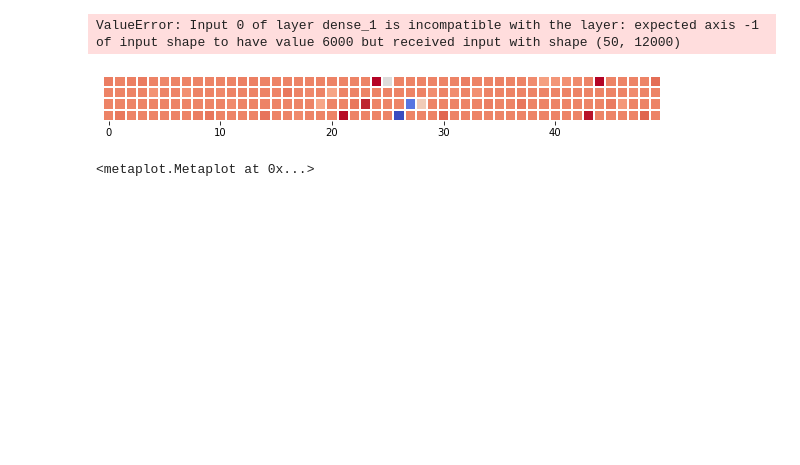
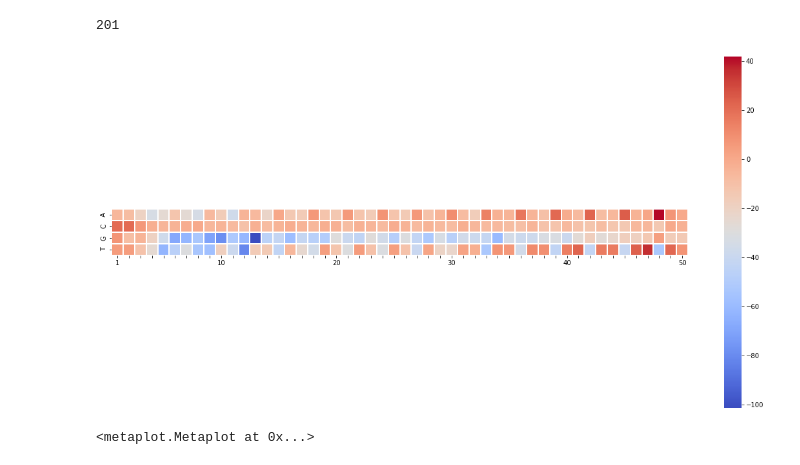
Before and after one commit to ohlerlab/mlcis, a Jupyter notebook: uorf_positional_effects.ipynb, the cells around one changed output. Saved outputs shown, nothing was run; the diff lists cells and outputs as text; code cells hidden in the pictures; blank space fills up the shorter version.

Commit message:
meta and ig fix

```diff
--- a/uorf_positional_effects.ipynb
+++ b/uorf_positional_effects.ipynb
@@ -37,15 +37,13 @@ Examples with one uorf: 2009
 # %%
 #10th percentile -> 10% of examples with lowest MRL
 lowest_ten = uorf_data[uorf_data['pred'] <= uorf_data['pred'].quantile(0.1)]
+print(len(lowest_ten))
 lowest_ten_seq = one_hot_encode(uorf_data, seq_len=50)
-lowest_ten_meta = Metaplot(ig.integrated_gradients(mrl_model, lowest_ten_seq[:2]))
+Metaplot(ig.integrated_gradients(mrl_model, lowest_ten_seq), colorbar = True)
 # %% [output]
-ValueError: Input 0 of layer dense_1 is incompatible with the layer: expected axis -1 of input shape to have value 6000 but received input with shape (50, 12000)
+201
+[figure, added]
+<metaplot.Metaplot at 0x...>
-# %%
-Metaplot(ig.integrated_gradients(mrl_model, lowest_ten_seq[:1]))
-# %% [output]
-[figure, removed]
-<metaplot.Metaplot at 0x...>
 # %%
 #90th percentile -> 10% of examples with highest MRL
 highest_ten = uorf_data[uorf_data['pred'] >= uorf_data['pred'].quantile(0.9)]
```
Also changed, not shown: parts of 4 cells of this notebook, 1 other file.
